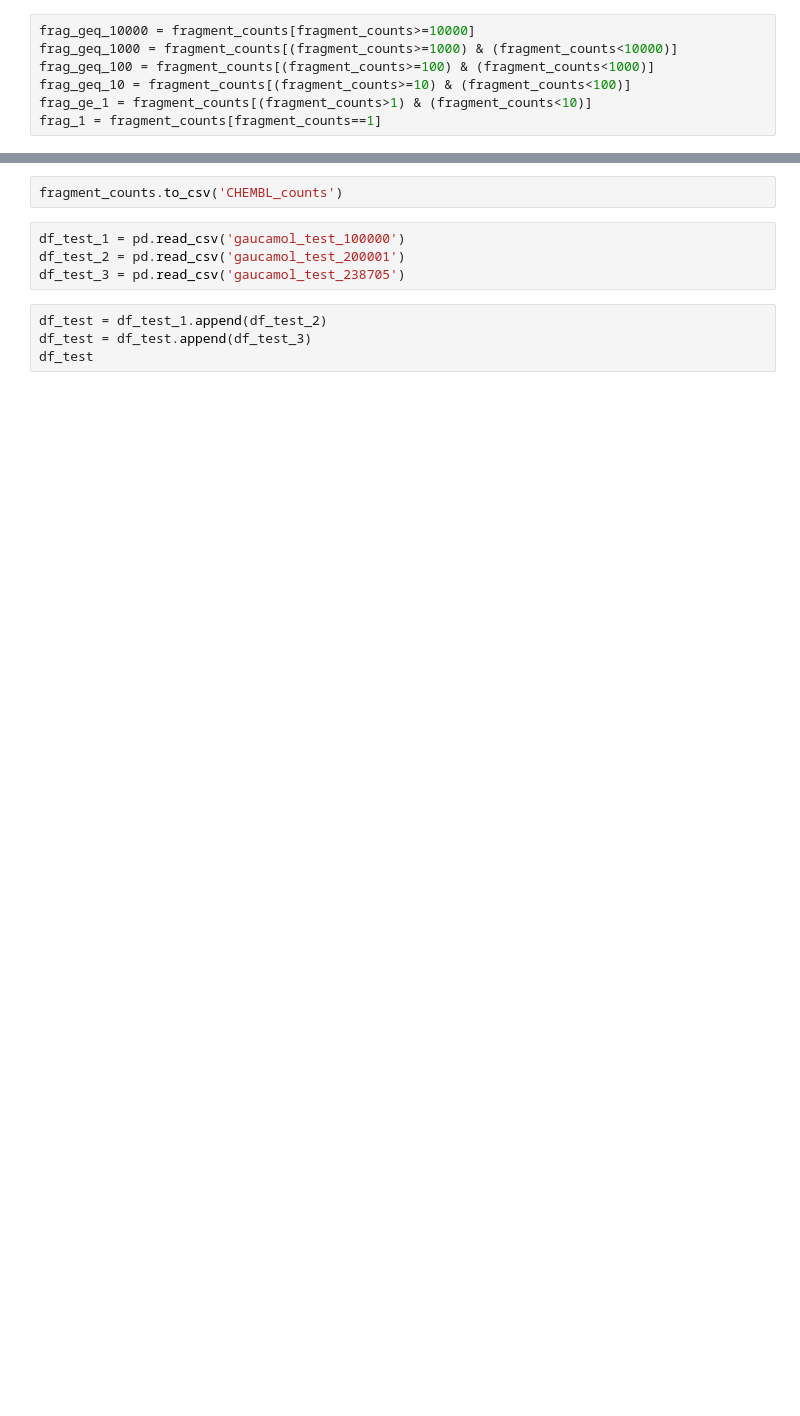
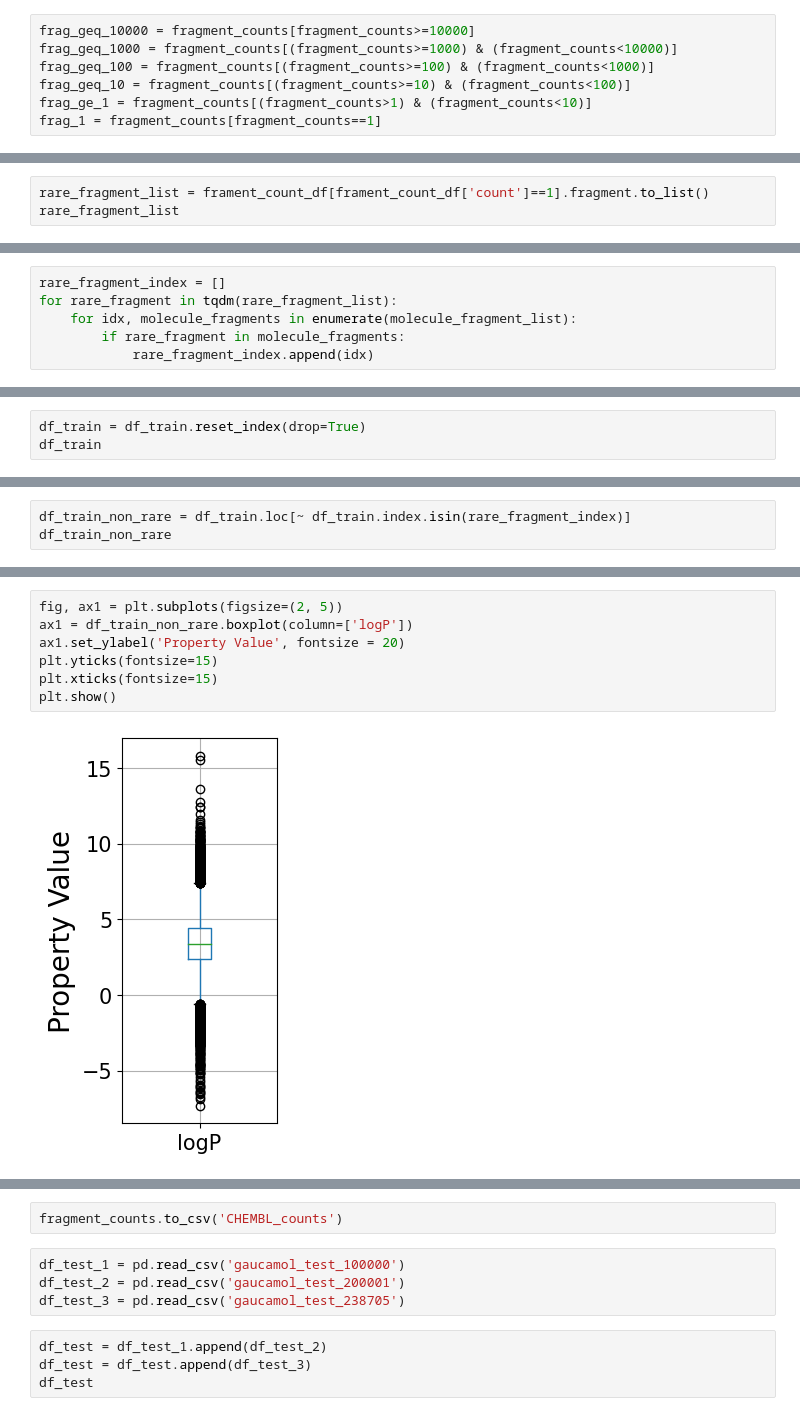
Before and after one commit to panukorn17/drug_discovery_models, a Jupyter notebook: fragment-based-dgm/notebooks/postprocess.ipynb, the cells around one changed output, grey strips where cells are left out. Drawn from its saved outputs; the diff is of its cells as text; blank space fills up the shorter version.

```diff
--- a/fragment-based-dgm/notebooks/postprocess.ipynb
+++ b/fragment-based-dgm/notebooks/postprocess.ipynb
@@ -157,0 +228,3 @@ Unique fragments = 1 : 50860, Total count of these fragments: 50860
+# %%
+rare_fragment_list = frament_count_df[frament_count_df['count']==1].fragment.to_list()
+rare_fragment_list
@@ -157,0 +259,6 @@ Unique fragments = 1 : 50860, Total count of these fragments: 50860
+# %%
+rare_fragment_index = []
+for rare_fragment in tqdm(rare_fragment_list):
+    for idx, molecule_fragments in enumerate(molecule_fragment_list):
+        if rare_fragment in molecule_fragments:
+            rare_fragment_index.append(idx)
@@ -157,0 +285,3 @@ Unique fragments = 1 : 50860, Total count of these fragments: 50860
+# %%
+df_train = df_train.reset_index(drop=True)
+df_train
@@ -157,0 +302,3 @@ Unique fragments = 1 : 50860, Total count of these fragments: 50860
+# %%
+df_train_non_rare = df_train.loc[~ df_train.index.isin(rare_fragment_index)]
+df_train_non_rare
@@ -157,0 +319,9 @@ Unique fragments = 1 : 50860, Total count of these fragments: 50860
+# %%
+fig, ax1 = plt.subplots(figsize=(2, 5))
+ax1 = df_train_non_rare.boxplot(column=['logP'])
+ax1.set_ylabel('Property Value', fontsize = 20)
+plt.yticks(fontsize=15)
+plt.xticks(fontsize=15)
+plt.show()
+# %% [output]
+[figure, added]
```
Also changed, not shown: parts of 38 cells of this notebook, 1 other file.
